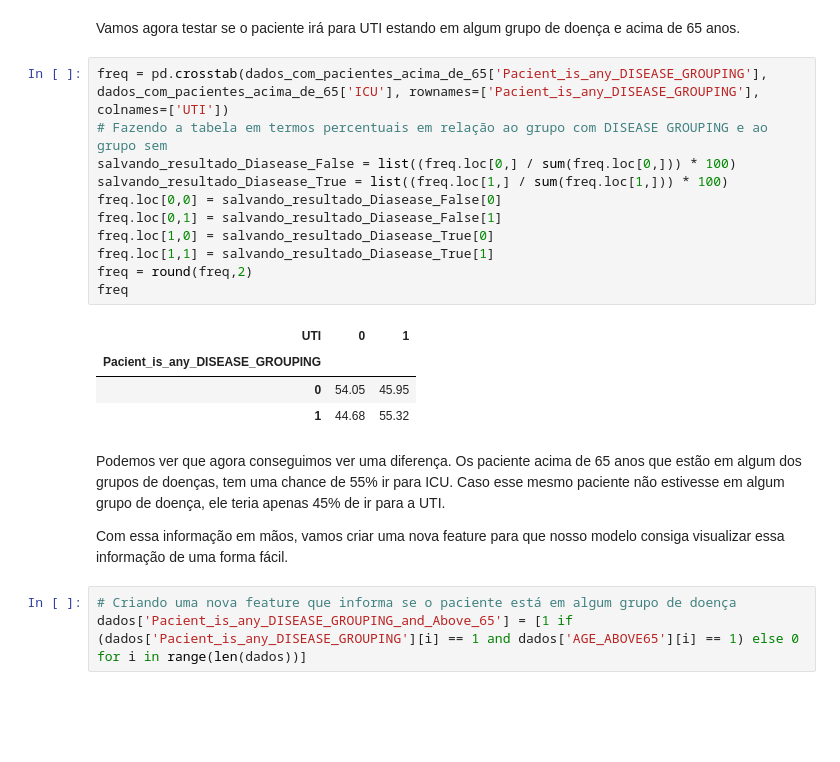
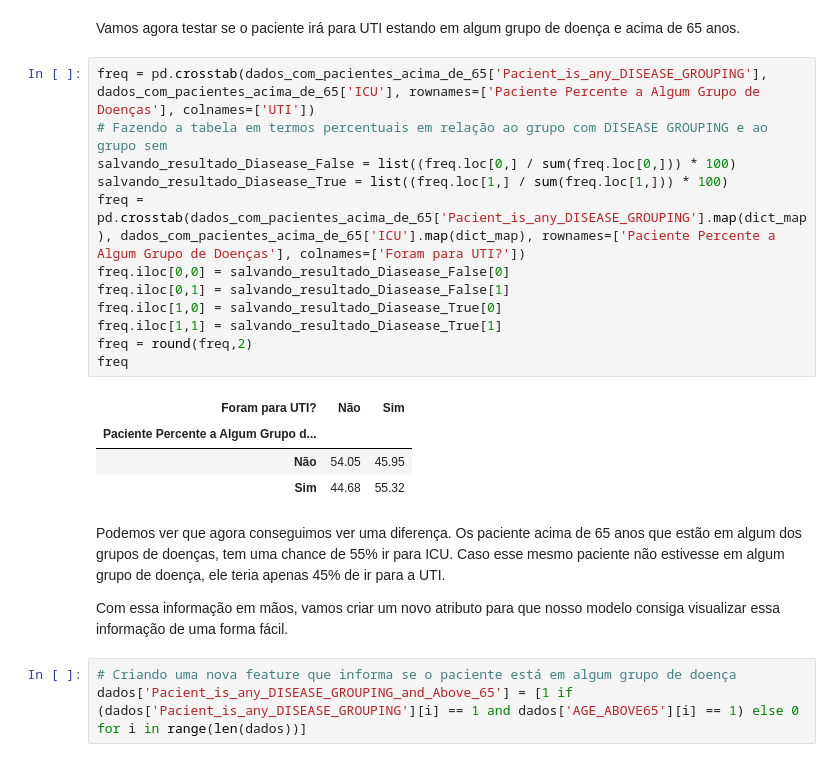
Before and after one commit to rodrigodemend/Diagn-stico-de-Dados-Cl-nicos-com-Machine-Learning, a Jupyter notebook: Notebooks/Modelagem_para_Diagnóstico_de_Dados_Clínicos_com_Machine_Learning_.ipynb, the cells around one changed output. Drawn from its saved outputs; the diff is of its cells as text; blank space fills up the shorter version.

```diff
--- a/Notebooks/Modelagem_para_Diagnóstico_de_Dados_Clínicos_com_Machine_Learning_.ipynb
+++ b/Notebooks/Modelagem_para_Diagnóstico_de_Dados_Clínicos_com_Machine_Learning_.ipynb
@@ -605,25 +605,26 @@ Como podemos ver o gênero não seria um fator determinante nessa faixa etária
 # %% [markdown]
 Vamos agora testar se o paciente irá para UTI estando em algum grupo de doença e acima de 65 anos.
 # %%
-freq = pd.crosstab(dados_com_pacientes_acima_de_65['Pacient_is_any_DISEASE_GROUPING'], dados_com_pacientes_acima_de_65['ICU'], rownames=['Pacient_is_any_DISEASE_GROUPING'], colnames=['UTI'])
+freq = pd.crosstab(dados_com_pacientes_acima_de_65['Pacient_is_any_DISEASE_GROUPING'], dados_com_pacientes_acima_de_65['ICU'], rownames=['Paciente Percente a Algum Grupo de Doenças'], colnames=['UTI'])
 # Fazendo a tabela em termos percentuais em relação ao grupo com DISEASE GROUPING e ao grupo sem
 salvando_resultado_Diasease_False = list((freq.loc[0,] / sum(freq.loc[0,])) * 100)
 salvando_resultado_Diasease_True = list((freq.loc[1,] / sum(freq.loc[1,])) * 100)
-freq.loc[0,0] = salvando_resultado_Diasease_False[0]
-freq.loc[0,1] = salvando_resultado_Diasease_False[1]
-freq.loc[1,0] = salvando_resultado_Diasease_True[0]
-freq.loc[1,1] = salvando_resultado_Diasease_True[1]
+freq = pd.crosstab(dados_com_pacientes_acima_de_65['Pacient_is_any_DISEASE_GROUPING'].map(dict_map), dados_com_pacientes_acima_de_65['ICU'].map(dict_map), rownames=['Paciente Percente a Algum Grupo de Doenças'], colnames=['Foram para UTI?'])
+freq.iloc[0,0] = salvando_resultado_Diasease_False[0]
+freq.iloc[0,1] = salvando_resultado_Diasease_False[1]
+freq.iloc[1,0] = salvando_resultado_Diasease_True[0]
+freq.iloc[1,1] = salvando_resultado_Diasease_True[1]
 freq = round(freq,2)
 freq
 # %% [output]
-| UTI | 0 | 1 |
-| Pacient_is_any_DISEASE_GROUPING |  |  |
-| 0 | 54.05 | 45.95 |
-| 1 | 44.68 | 55.32 |
+| Foram para UTI? | Não | Sim |
+| Paciente Percente a Algum Grupo d... |  |  |
+| Não | 54.05 | 45.95 |
+| Sim | 44.68 | 55.32 |
 # %% [markdown]
 Podemos ver que agora conseguimos ver uma diferença. Os paciente acima de 65 anos que estão em algum dos grupos de doenças, tem uma chance de 55% ir para ICU. Caso esse mesmo paciente não estivesse em algum grupo de doença, ele teria apenas 45% de ir para a UTI.
 
-Com essa informação em mãos, vamos criar uma nova feature para que nosso modelo consiga visualizar essa informação de uma forma fácil.
+Com essa informação em mãos, vamos criar um novo atributo para que nosso modelo consiga visualizar essa informação de uma forma fácil.
 # %%
 # Criando uma nova feature que informa se o paciente está em algum grupo de doença
 dados['Pacient_is_any_DISEASE_GROUPING_and_Above_65'] = [1 if (dados['Pacient_is_any_DISEASE_GROUPING'][i] == 1 and dados['AGE_ABOVE65'][i] == 1) else 0 for i in range(len(dados))]
```
Also changed, not shown: parts of 7 cells of this notebook.
